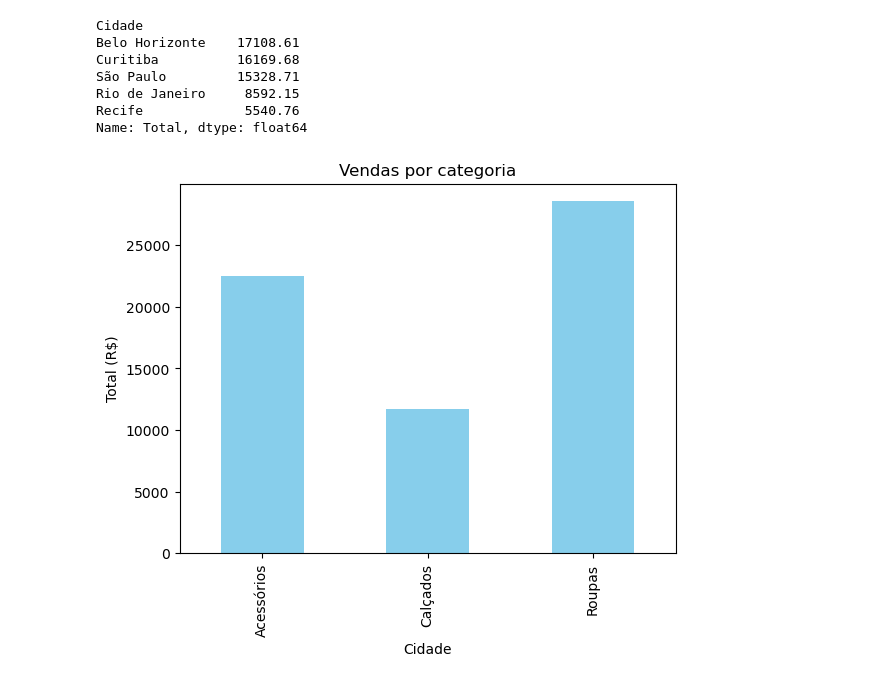
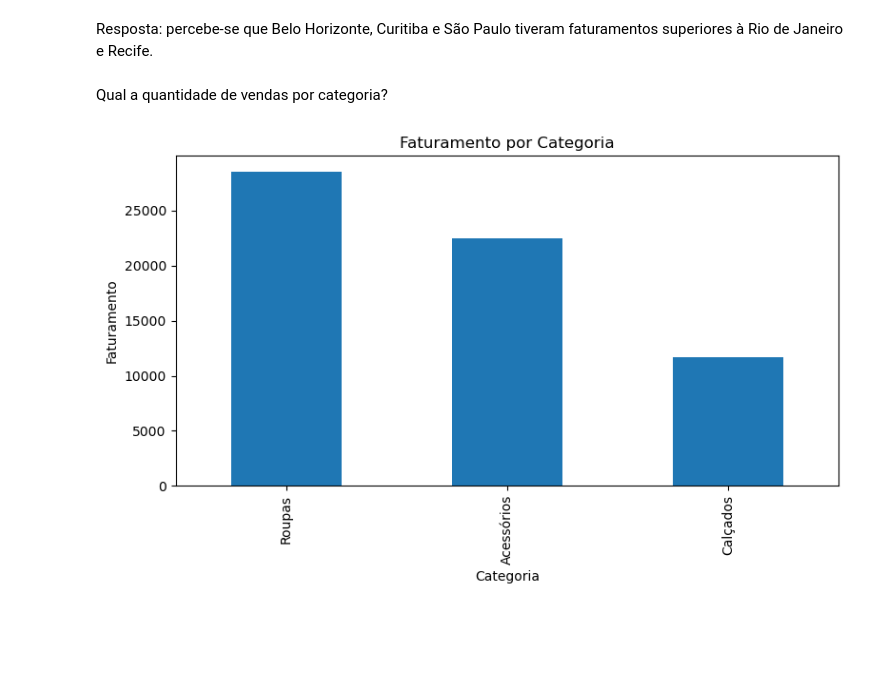
Before and after one commit to MuriloNellis22/analise_vendas_loja, a Jupyter notebook: analise_loja.ipynb, the cells around one changed output. Drawn from its saved outputs; the diff is of its cells as text; code cells hidden in the pictures; blank space fills up the shorter version.

```diff
--- a/analise_loja.ipynb
+++ b/analise_loja.ipynb
@@ -7,3 +6,3 @@ import matplotlib.pyplot as plt
 # %%
-df = pd.read_csv(r"C:\Users\Murilo\Documents\projetos\vendas_loja_ficticia.csv")
+df = carregar_dados("data/vendas_loja_ficticia.csv")
 # %%
@@ -48,0 +36,6 @@ None
+# %%
+df = converter_data(df)
+
+verificar_nulos(df)
+
+verificar_duplicados(df)
@@ -75,18 +68,10 @@ cidade_faturamento =  df.groupby('Cidade')['Total'].sum().sort_values(ascending=
-# %%
-print(cidade_faturamento)
-# %% [output]
-Cidade
-Belo Horizonte    17108.61
-Curitiba          16169.68
-São Paulo         15328.71
-Rio de Janeiro     8592.15
-Recife             5540.76
-Name: Total, dtype: float64
+# %% [markdown]
+Resposta: percebe-se que Belo Horizonte, Curitiba e São Paulo tiveram faturamentos superiores à Rio de Janeiro e Recife.
+# %% [markdown]
+Qual a quantidade de vendas por categoria?
 # %%
-df.groupby('Categoria')['Total'].sum().plot(kind= 'bar', color= 'skyblue')
-plt.title('Vendas por categoria')
-plt.ylabel('Total (R$)')
-plt.xlabel('Cidade')
-plt.show()
+categorias = faturamento_por_categoria(df)
+
+grafico_categoria(categorias)
 # %% [output]
-[figure, old version]
+[figure, new version]
```
Also changed, not shown: parts of 25 cells of this notebook, 8 other files.
